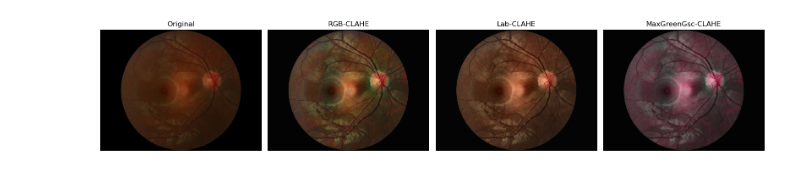
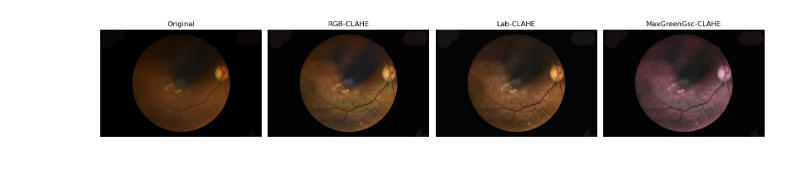
Before and after one commit to florianbasset/fundus-preprocessor-toolkit, a Jupyter notebook: notebook/Macsik.ipynb, the cells around one changed output. Saved outputs shown, nothing was run; the diff lists cells and outputs as text; code cells hidden in the pictures.

```diff
--- a/notebook/Macsik.ipynb
+++ b/notebook/Macsik.ipynb
@@ -31,7 +31,7 @@ def max_green_gsc_clahe(image, clip_limit=2.0, tile_grid_size=(8, 8)):
     return max_green_gsc_clahe_image
 
 # Example usage with matplotlib
-input_image = cv2.imread('../data/image_3.jpg')
+input_image = cv2.imread('../data/image_6.jpg')
 
 # RGB-CLAHE
 rgb_clahe_image = rgb_clahe(input_image)
@@ -45,31 +45,31 @@ max_green_gsc_clahe_image = max_green_gsc_clahe(input_image)
 # Plotting all images side by side
 plt.figure(figsize=(16, 6))
 
 # Original image
 plt.subplot(141)
 plt.title('Original')
 plt.imshow(cv2.cvtColor(input_image, cv2.COLOR_BGR2RGB))
 plt.axis('off')
 
 # RGB-CLAHE
 plt.subplot(142)
 plt.title('RGB-CLAHE')
 plt.imshow(cv2.cvtColor(rgb_clahe_image, cv2.COLOR_BGR2RGB))
 plt.axis('off')
 
 # Lab-CLAHE
 plt.subplot(143)
 plt.title('Lab-CLAHE')
 plt.imshow(cv2.cvtColor(lab_clahe_image, cv2.COLOR_BGR2RGB))
 plt.axis('off')
 
 # MaxGreenGsc-CLAHE
 plt.subplot(144)
 plt.title('MaxGreenGsc-CLAHE')
 plt.imshow(cv2.cvtColor(max_green_gsc_clahe_image, cv2.COLOR_BGR2RGB))
 plt.axis('off')
 
 plt.tight_layout()
 plt.show()
 # %% [output]
-[figure, old version]
+[figure, new version]
```
